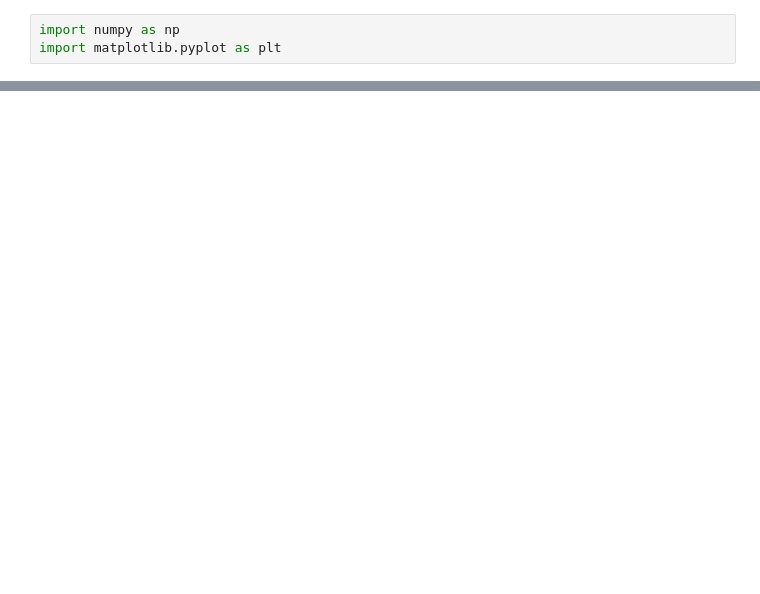
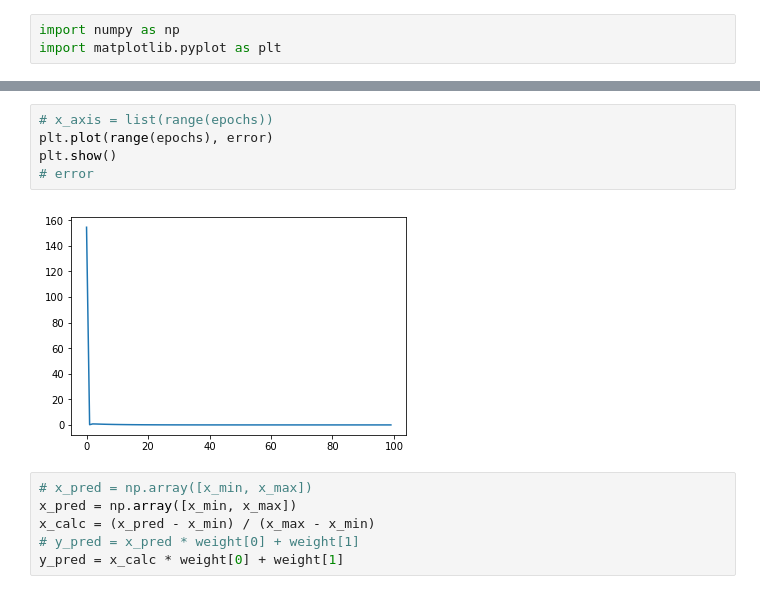
Before and after one commit to Sladge17/linear_regression, a Jupyter notebook: bias_test.ipynb, the cells around one changed output, grey strips where cells are left out. Drawn from its saved outputs; the diff is of its cells as text; blank space fills up the shorter version.

```diff
--- a/bias_test.ipynb
+++ b/bias_test.ipynb
@@ -33 +126,14 @@ y_pred = x_pred * weight[0] + weight[1]
+# %%
+# x_axis = list(range(epochs))
+plt.plot(range(epochs), error)
+plt.show()
+# error
+# %% [output]
+[figure, added]
+# %%
+# x_pred = np.array([x_min, x_max])
+x_pred = np.array([x_min, x_max])
+x_calc = (x_pred - x_min) / (x_max - x_min)
+# y_pred = x_pred * weight[0] + weight[1]
+y_pred = x_calc * weight[0] + weight[1]
 # %%
```
Also changed, not shown: parts of 16 cells of this notebook, 7 other files.
